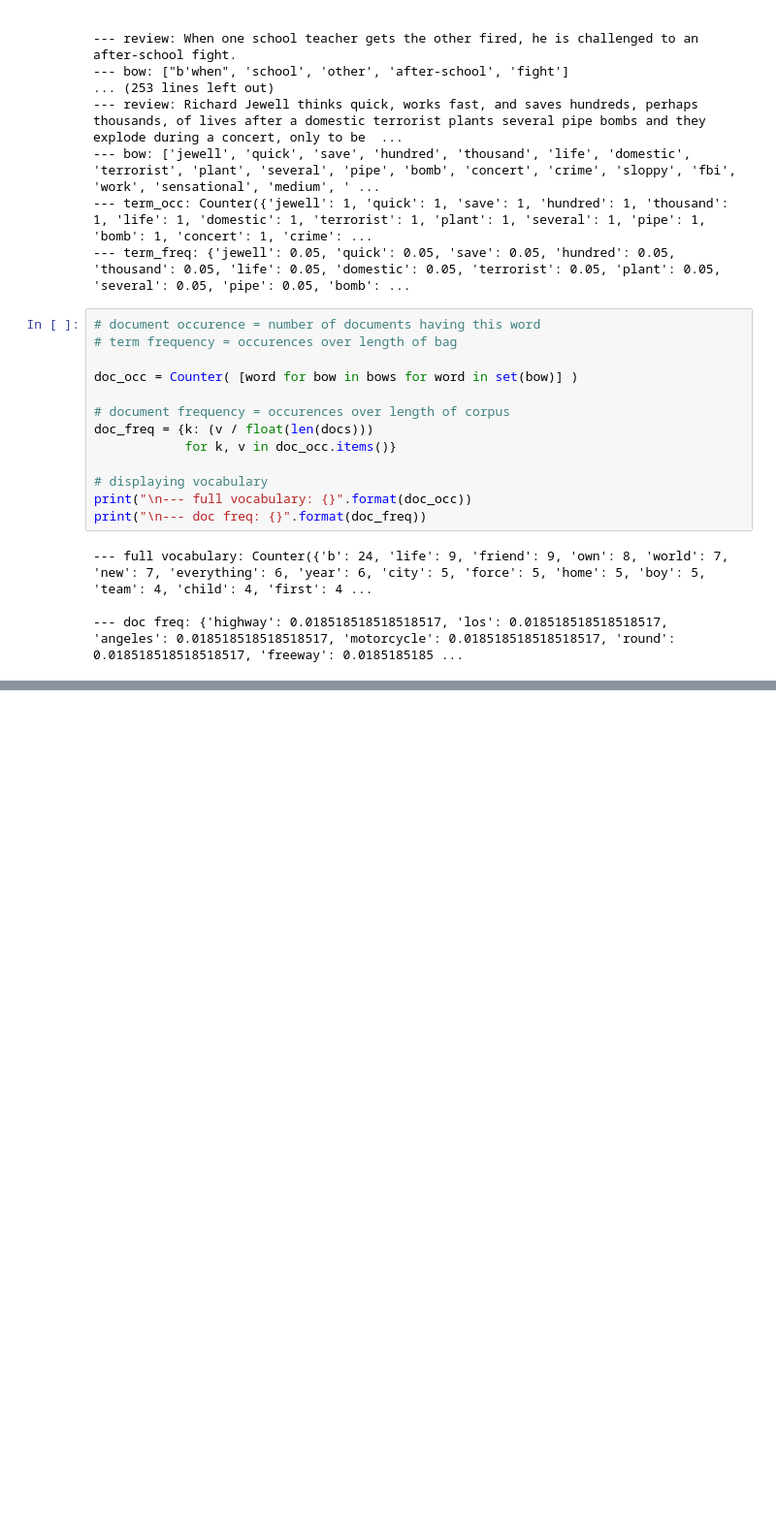
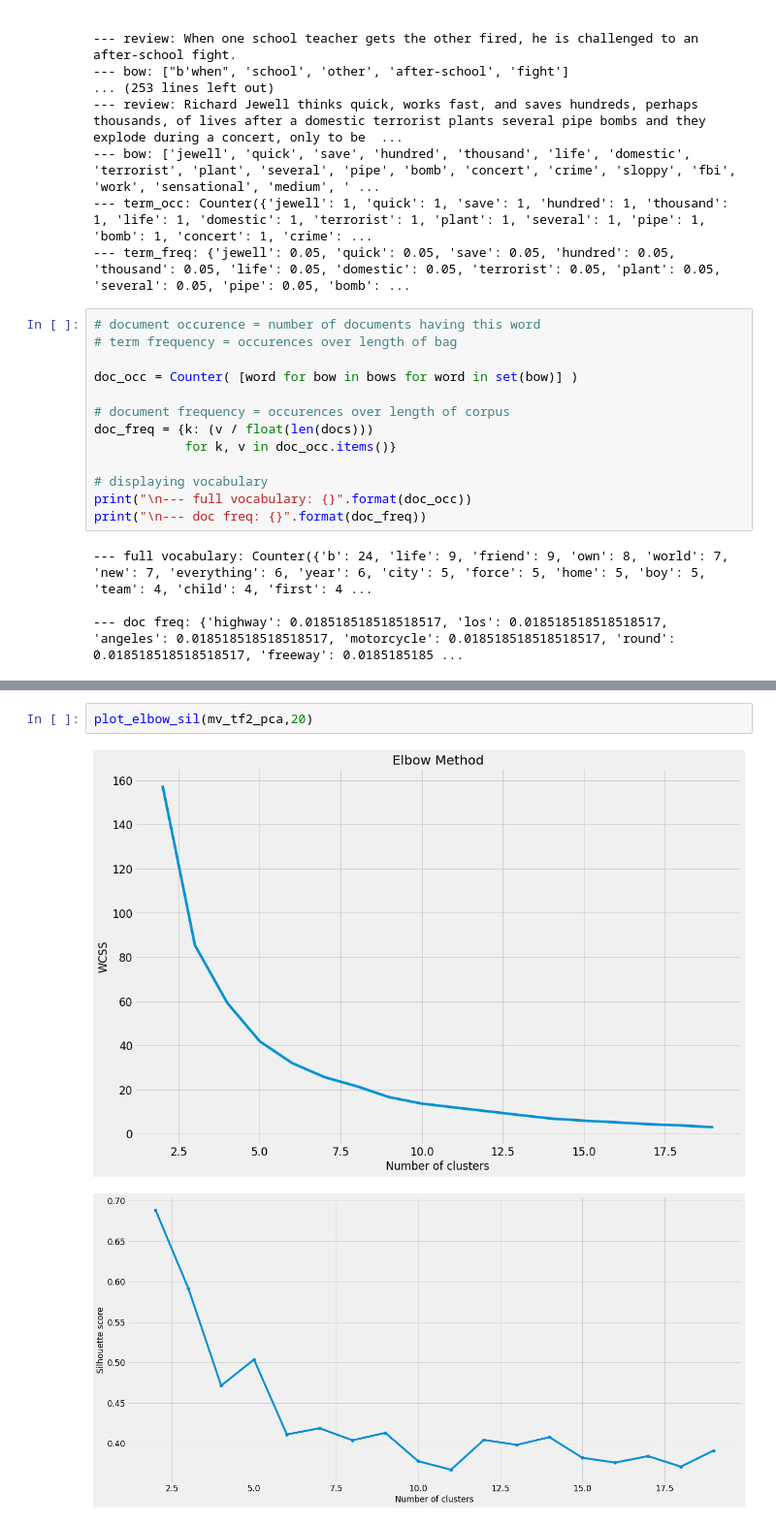
Before and after one commit to xazsanch/Identifiying-Over-and-Under-Performing-US-Movie-Theaters, a Jupyter notebook: over_under_theatres.ipynb, the cells around one changed output, grey strips where cells are left out. Shown at 97% size. Cells and saved outputs as stored; diff of their text form; blank space fills up the shorter version.

```diff
--- a/over_under_theatres.ipynb
+++ b/over_under_theatres.ipynb
@@ -1432,0 +1514,5 @@ print(document_tfidf_matrix.todense())
+# %%
+plot_elbow_sil(mv_tf2_pca,20)
+# %% [output]
+[figure, added]
+[figure, added]
```
Also changed, not shown: parts of 27 cells of this notebook.
